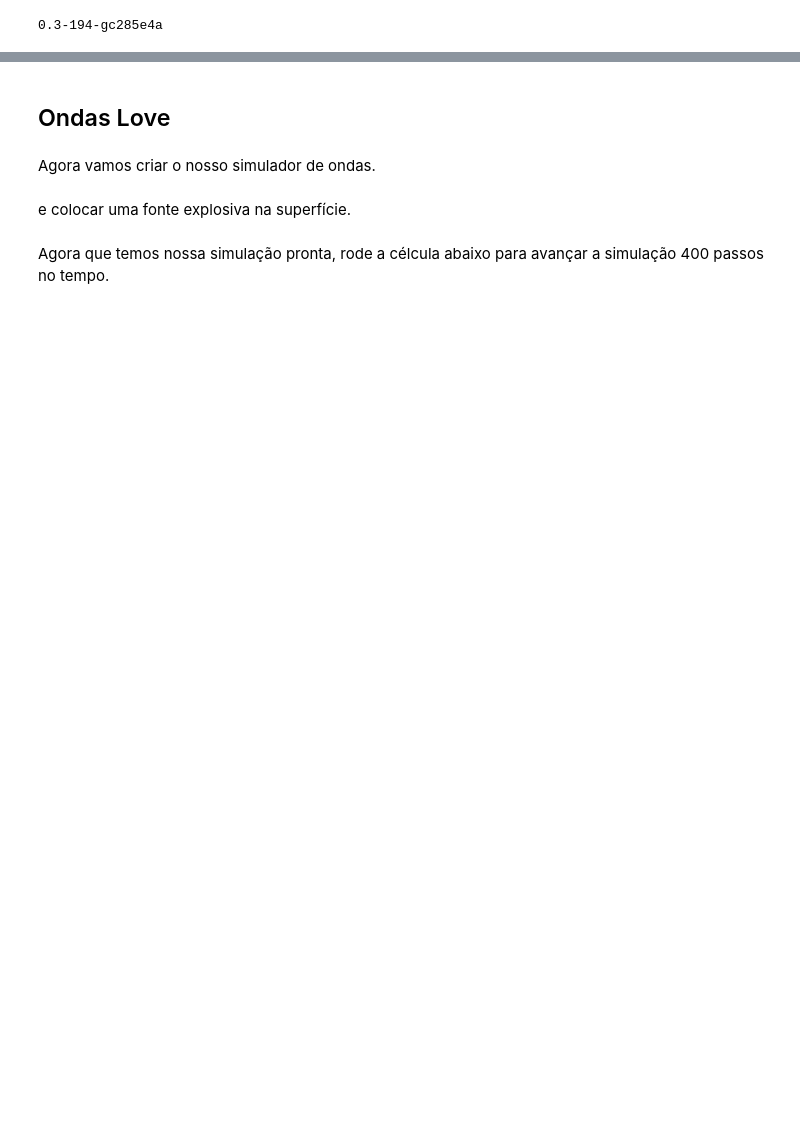
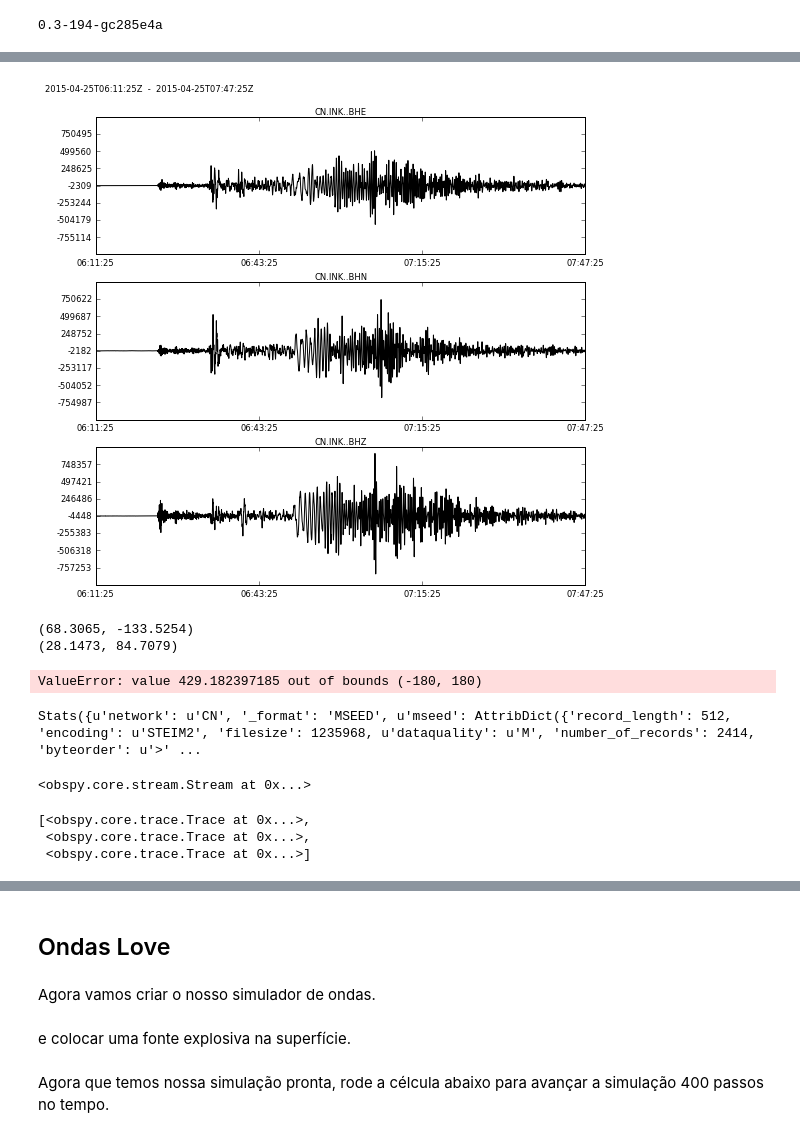
Before and after one commit to leouieda/geofisica2, a Jupyter notebook: notebooks/ondas-superficie.ipynb, the cells around one changed output, grey strips where cells are left out. Drawn from its saved outputs; the diff is of its cells as text; code cells hidden in the pictures; blank space fills up the shorter version.

Commit message:
Trying to get the seismo for nepal rotated

```diff
--- a/notebooks/ondas-superficie.ipynb
+++ b/notebooks/ondas-superficie.ipynb
@@ -35,0 +56,6 @@ print(fatiando.__version__)
+# %%
+st = obspy.read('nepal.cn.ink.mseed')
+# %%
+st.plot()
+# %% [output]
+[figure, added]
@@ -35,0 +66,6 @@ print(fatiando.__version__)
+# %%
+print(station.latitude, station.longitude)
+print(event.origins[0].latitude, event.origins[0].longitude)
+# %% [output]
+(68.3065, -133.5254)
+(28.1473, 84.7079)
@@ -35,0 +74,5 @@ print(fatiando.__version__)
+# %%
+_, az, baz = obspy.core.util.geodetics.gps2DistAzimuth(station.latitude, station.longitude,
+                                                       event.origins[0].latitude, event.origins[0].longitude)
+# %% [output]
+ValueError: value 429.182397185 out of bounds (-180, 180)
@@ -35,0 +81,15 @@ print(fatiando.__version__)
+# %%
+tr.stats
+# %% [output]
+Stats({u'network': u'CN', '_format': 'MSEED', u'mseed': AttribDict({'record_length': 512, 'encoding': u'STEIM2', 'filesize': 1235968, u'dataquality': u'M', 'number_of_records': 2414, 'byteorder': u'>' ...
+# %%
+a = st.copy()
+a.rotate(method='NE->RT', back_azimuth=326.26639)
+# %% [output]
+<obspy.core.stream.Stream at 0x...>
+# %%
+a.
+# %% [output]
+[<obspy.core.trace.Trace at 0x...>,
+ <obspy.core.trace.Trace at 0x...>,
+ <obspy.core.trace.Trace at 0x...>]
```
Also changed, not shown: parts of 26 cells of this notebook.
